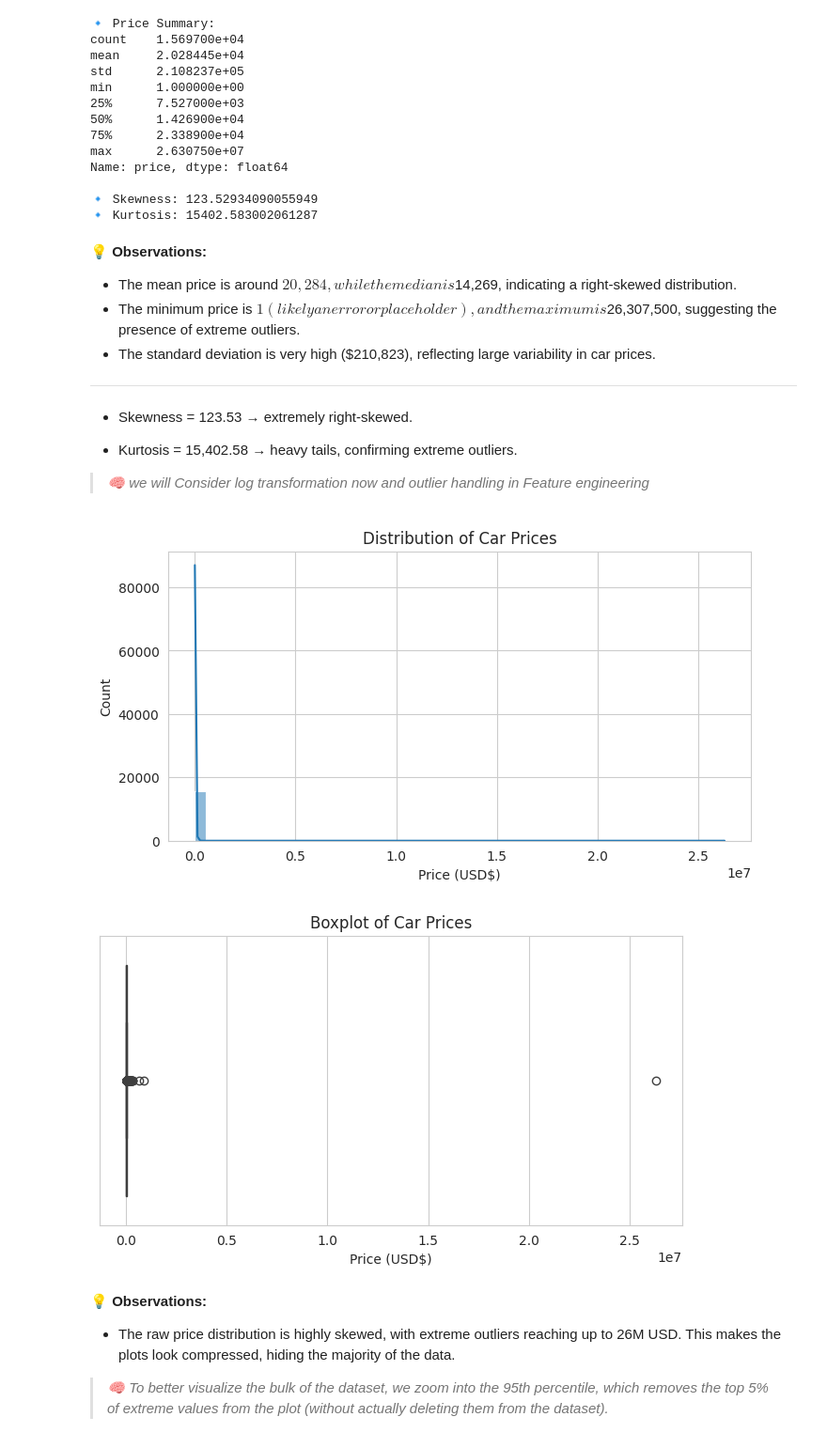
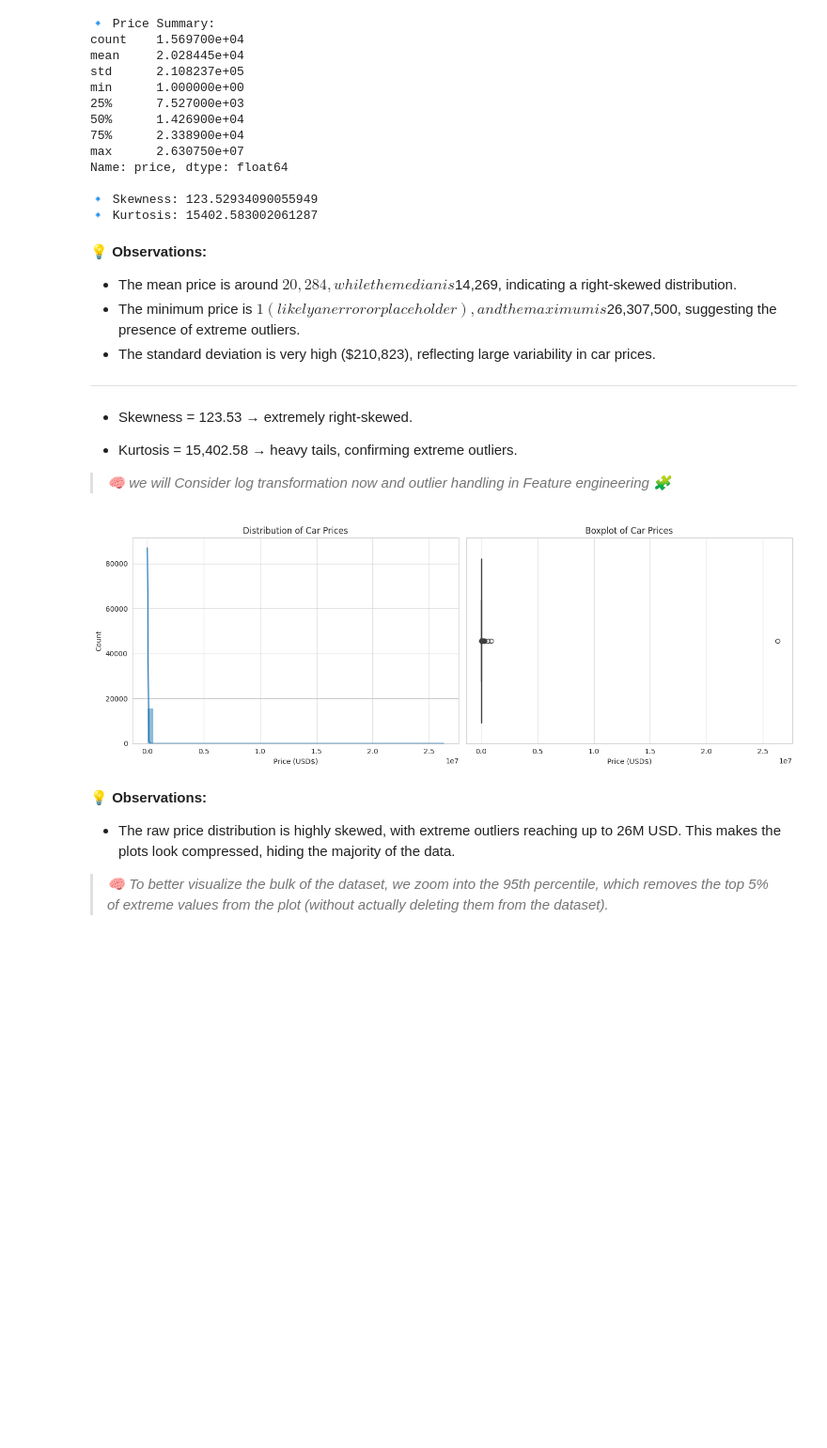
Before and after one commit to Mithula-cbw/Car-Price-Prediction, a Jupyter notebook: notebooks/Group_11_02_Descriptive_Analytics_and_EDA.ipynb, the cells around one changed output. Shown at 94% size. Cells and saved outputs as stored; diff of their text form; code cells hidden in the pictures; blank space fills up the shorter version.

Commit message:
clean up after final distribution analyze section edit

```diff
--- a/notebooks/Group_11_02_Descriptive_Analytics_and_EDA.ipynb
+++ b/notebooks/Group_11_02_Descriptive_Analytics_and_EDA.ipynb
@@ -158,5 +164,5 @@ Name: price, dtype: float64
 
 - Kurtosis = 15,402.58 → heavy tails, confirming extreme outliers.
 
-> *🧠 we will Consider log transformation now and outlier handling in Feature engineering*
+> *🧠 we will Consider log transformation now and outlier handling in Feature engineering 🧩*
 # %%
@@ -166,20 +172,22 @@ skewed_features = []
 # Example: add 'price' after detecting skew
 skewed_features.append('price')
 # %%
-plt.figure(figsize=(8,4))
-sns.histplot(df['price'], bins=50, kde=True)
-plt.title("Distribution of Car Prices")
-plt.xlabel("Price (USD$)")
+fig, axes = plt.subplots(1, 2, figsize=(14, 5))
+
+# Histogram with KDE for price distribution
+sns.histplot(df['price'], bins=50, kde=True, ax=axes[0])
+axes[0].set_title("Distribution of Car Prices")
+axes[0].set_xlabel("Price (USD$)")
+
+# Boxplot to identify spread and outliers in car prices
+sns.boxplot(x=df['price'], ax=axes[1])
+axes[1].set_title("Boxplot of Car Prices")
+axes[1].set_xlabel("Price (USD$)")
+
+plt.tight_layout()
 plt.show()
-
-plt.figure(figsize=(8,4))
-sns.boxplot(x=df['price'])
-plt.title("Boxplot of Car Prices")
-plt.xlabel("Price (USD$)")
-plt.show()
 # %% [output]
-[figure, old version]
+[figure, new version]
-[figure, removed]
 # %% [markdown]
 💡 **Observations:**
 - The raw price distribution is highly skewed, with extreme outliers reaching up to 26M USD.
```
Also changed, not shown: parts of 34 cells of this notebook.
